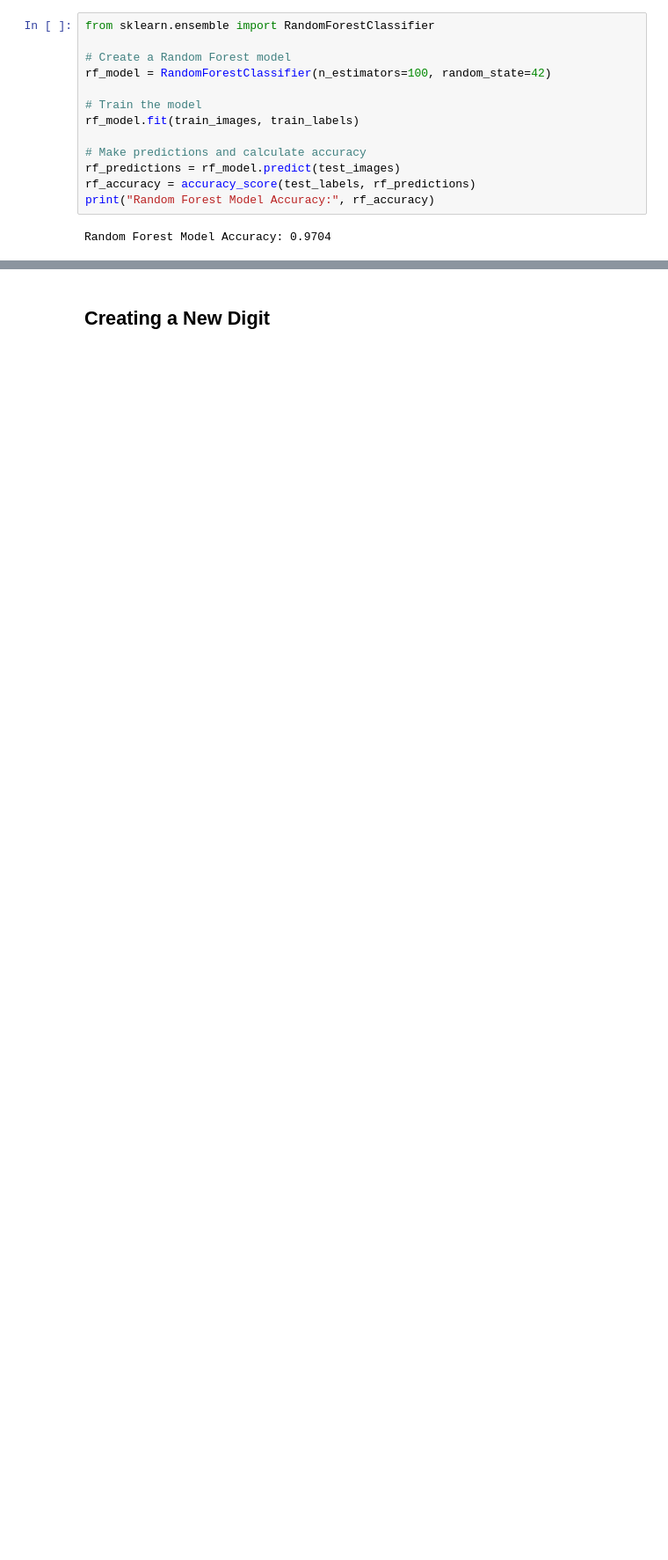
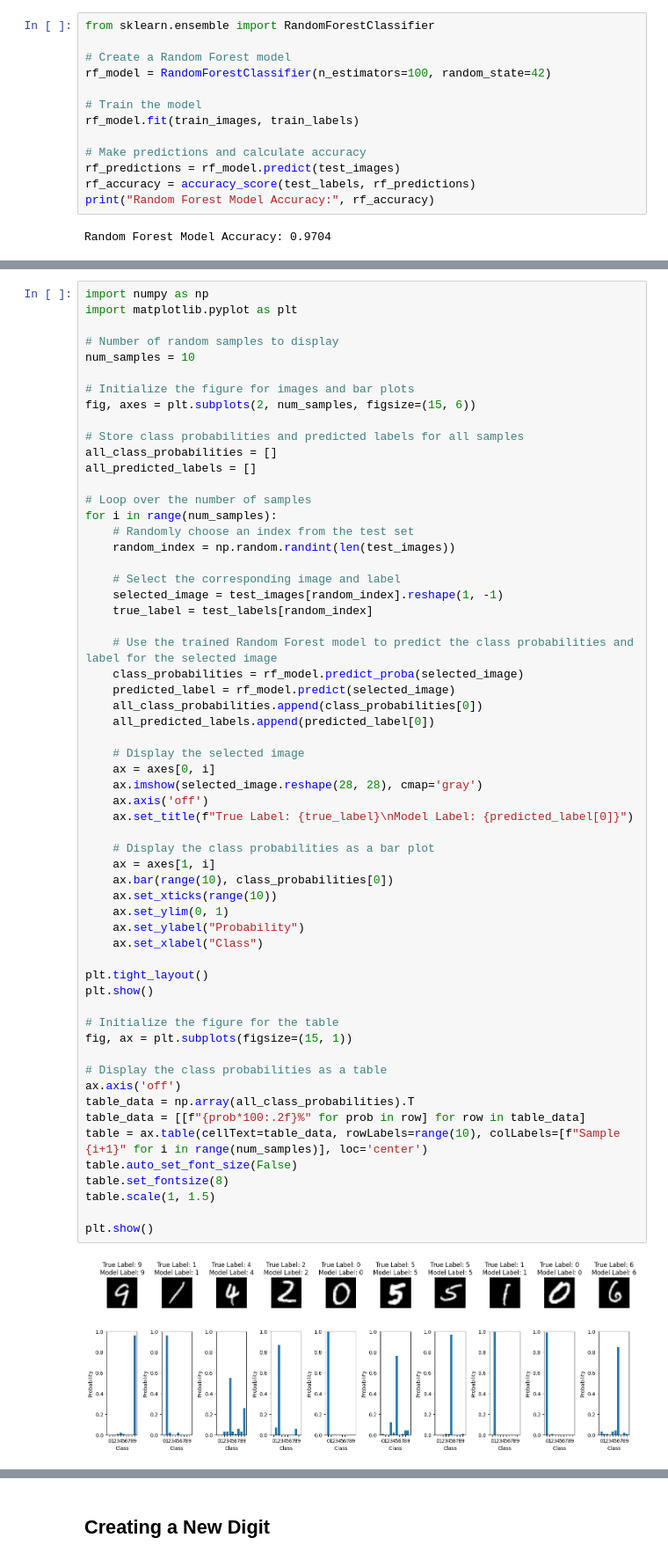
Before and after one commit to JesusDavGarcia/MINST_NaiveBayes, a Jupyter notebook: MNIST_Naive_Bayes.ipynb, the cells around one changed output, grey strips where cells are left out. Shown: that part at 88% size. Drawn from its saved outputs; the diff is of its cells as text; blank space fills up the shorter version.

```diff
--- a/MNIST_Naive_Bayes.ipynb
+++ b/MNIST_Naive_Bayes.ipynb
@@ -374,0 +291,61 @@ Class Probabilities:
+# %%
+import numpy as np
+import matplotlib.pyplot as plt
+
+# Number of random samples to display
+num_samples = 10
+
+# Initialize the figure for images and bar plots
+fig, axes = plt.subplots(2, num_samples, figsize=(15, 6))
+
+# Store class probabilities and predicted labels for all samples
+all_class_probabilities = []
+all_predicted_labels = []
+
+# Loop over the number of samples
+for i in range(num_samples):
+    # Randomly choose an index from the test set
+    random_index = np.random.randint(len(test_images))
+
+    # Select the corresponding image and label
+    selected_image = test_images[random_index].reshape(1, -1)
+    true_label = test_labels[random_index]
+
+    # Use the trained Random Forest model to predict the class probabilities and label for the selected image
+    class_probabilities = rf_model.predict_proba(selected_image)
+    predicted_label = rf_model.predict(selected_image)
+    all_class_probabilities.append(class_probabilities[0])
+    all_predicted_labels.append(predicted_label[0])
+
+    # Display the selected image
+    ax = axes[0, i]
+    ax.imshow(selected_image.reshape(28, 28), cmap='gray')
+    ax.axis('off')
+    ax.set_title(f"True Label: {true_label}\nModel Label: {predicted_label[0]}")
+
+    # Display the class probabilities as a bar plot
+    ax = axes[1, i]
+    ax.bar(range(10), class_probabilities[0])
+    ax.set_xticks(range(10))
+    ax.set_ylim(0, 1)
+    ax.set_ylabel("Probability")
+    ax.set_xlabel("Class")
+
+plt.tight_layout()
+plt.show()
+
+# Initialize the figure for the table
+fig, ax = plt.subplots(figsize=(15, 1))
+
+# Display the class probabilities as a table
+ax.axis('off')
+table_data = np.array(all_class_probabilities).T
+table_data = [[f"{prob*100:.2f}%" for prob in row] for row in table_data]
+table = ax.table(cellText=table_data, rowLabels=range(10), colLabels=[f"Sample {i+1}" for i in range(num_samples)], loc='center')
+table.auto_set_font_size(False)
+table.set_fontsize(8)
+table.scale(1, 1.5)
+
+plt.show()
+# %% [output]
+[figure, added]
```
Also changed, not shown: parts of 14 cells of this notebook.
